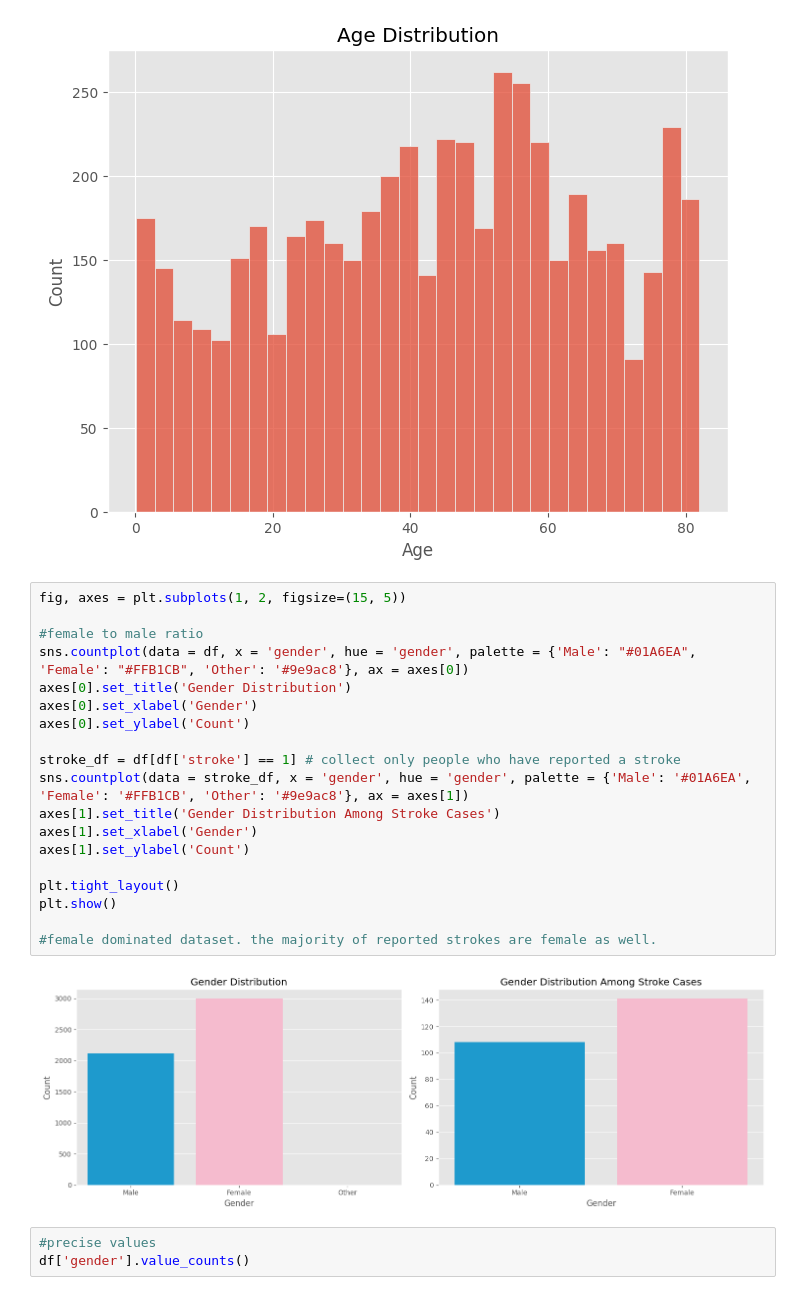
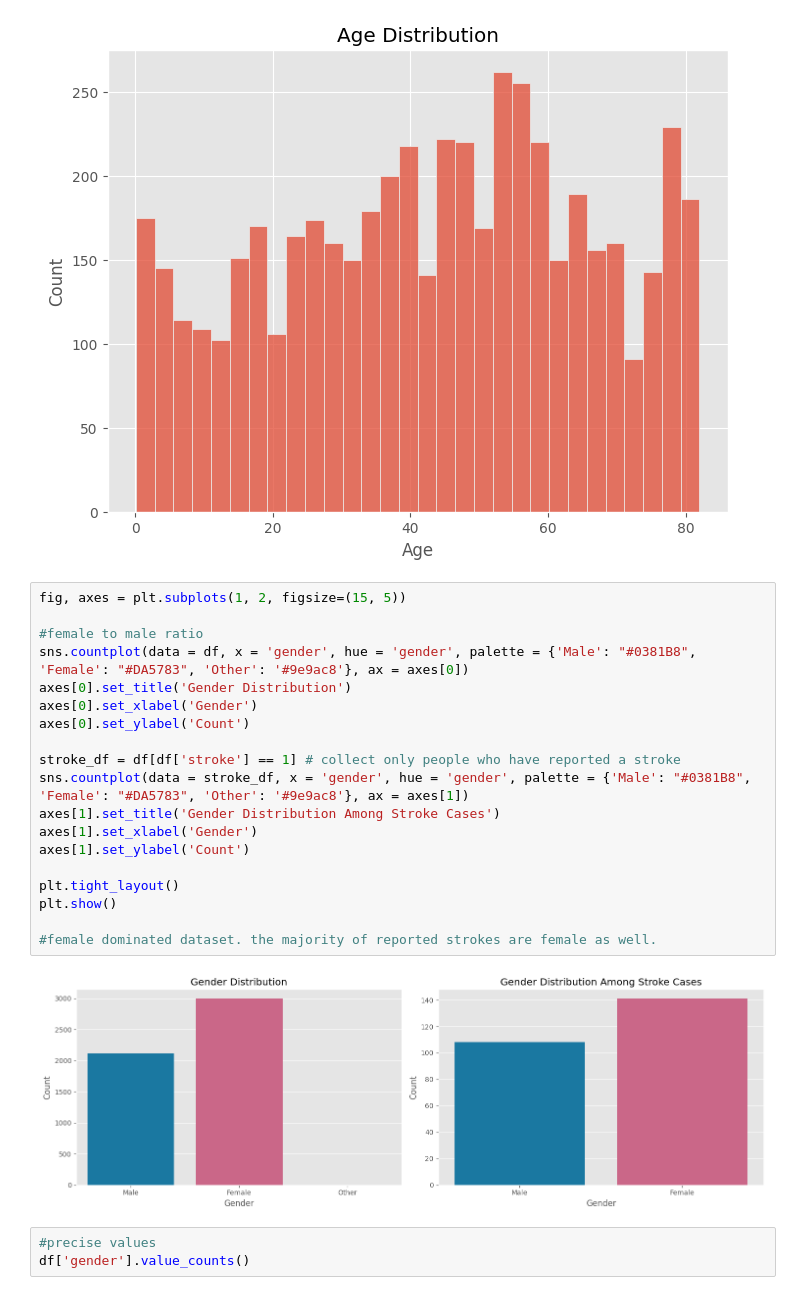
Before and after one commit to Yuuklo/stroke-prediction, a Jupyter notebook: notebooks/01_preprocessing.ipynb, the cells around one changed output. Drawn from its saved outputs; the diff is of its cells as text.

```diff
--- a/notebooks/01_preprocessing.ipynb
+++ b/notebooks/01_preprocessing.ipynb
@@ -169,24 +258,24 @@ plt.show()
 # %%
 fig, axes = plt.subplots(1, 2, figsize=(15, 5))
 
 #female to male ratio
-sns.countplot(data = df, x = 'gender', hue = 'gender', palette = {'Male': "#01A6EA", 'Female': "#FFB1CB", 'Other': '#9e9ac8'}, ax = axes[0])
+sns.countplot(data = df, x = 'gender', hue = 'gender', palette = {'Male': "#0381B8", 'Female': "#DA5783", 'Other': '#9e9ac8'}, ax = axes[0])
 axes[0].set_title('Gender Distribution')
 axes[0].set_xlabel('Gender')
 axes[0].set_ylabel('Count')
 
 stroke_df = df[df['stroke'] == 1] # collect only people who have reported a stroke
-sns.countplot(data = stroke_df, x = 'gender', hue = 'gender', palette = {'Male': '#01A6EA', 'Female': '#FFB1CB', 'Other': '#9e9ac8'}, ax = axes[1])
+sns.countplot(data = stroke_df, x = 'gender', hue = 'gender', palette = {'Male': "#0381B8", 'Female': "#DA5783", 'Other': '#9e9ac8'}, ax = axes[1])
 axes[1].set_title('Gender Distribution Among Stroke Cases')
 axes[1].set_xlabel('Gender')
 axes[1].set_ylabel('Count')
 
 plt.tight_layout()
 plt.show()
 
 #female dominated dataset. the majority of reported strokes are female as well.
 # %% [output]
-[figure, old version]
+[figure, new version]
 # %%
 #precise values
 df['gender'].value_counts()
```
Also changed, not shown: parts of 19 cells of this notebook, 2 other files.
